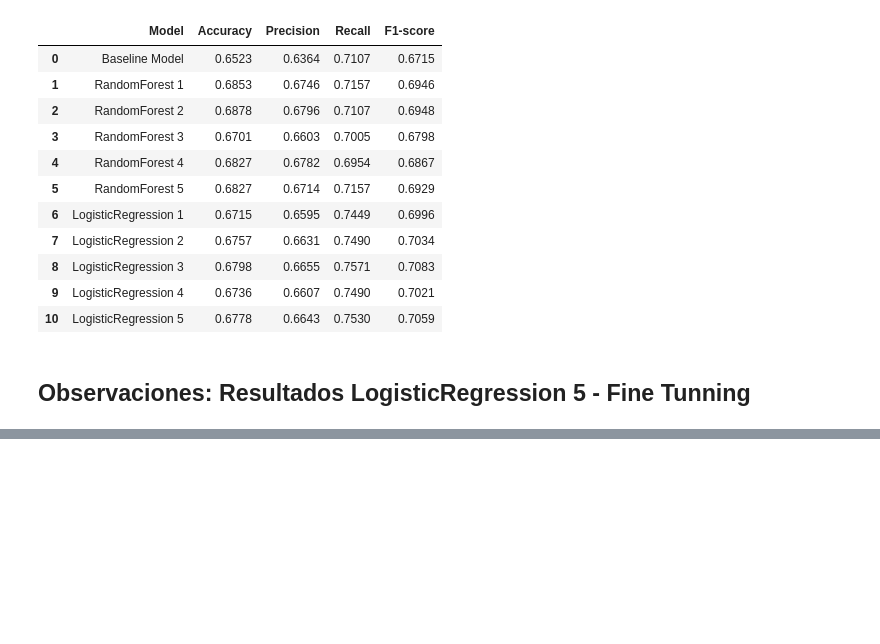
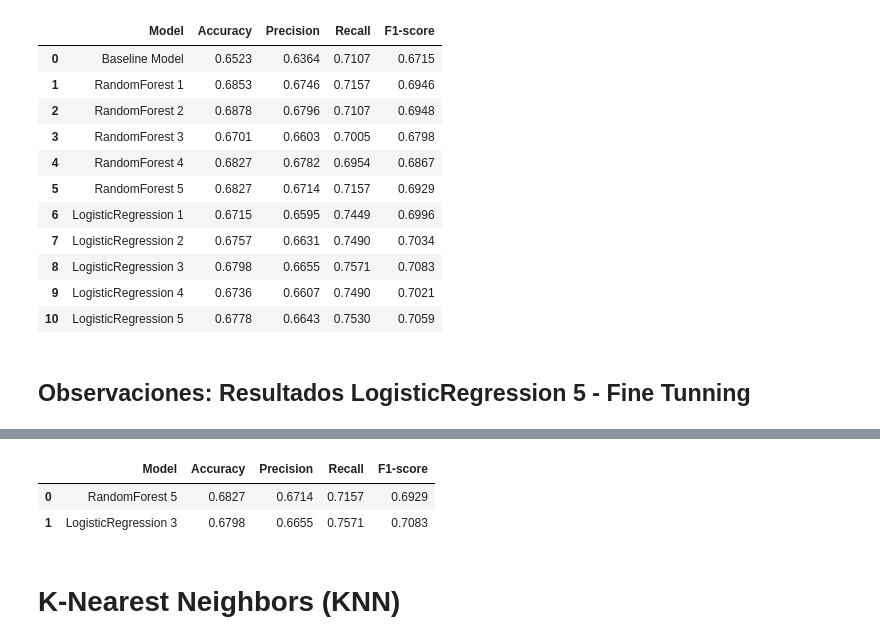
Before and after one commit to ignaciomajo/proyecto_TelecomX_ML, a Jupyter notebook: proyecto_telecomX_parte_2.ipynb, the cells around one changed output, grey strips where cells are left out. Drawn from its saved outputs; the diff is of its cells as text; code cells hidden in the pictures; blank space fills up the shorter version.

```diff
--- a/proyecto_telecomX_parte_2.ipynb
+++ b/proyecto_telecomX_parte_2.ipynb
@@ -1466,0 +1483,12 @@ KNN
+# %%
+best_models = []
+best_models.append(modelo_5_results)
+best_models.append(lr_3_results)
+
+pd.DataFrame(best_models)
+# %% [output]
+|  | Model | Accuracy | Precision | Recall | F1-score |
+| 0 | RandomForest 5 | 0.6827 | 0.6714 | 0.7157 | 0.6929 |
+| 1 | LogisticRegression 3 | 0.6798 | 0.6655 | 0.7571 | 0.7083 |
+# %% [markdown]
+# K-Nearest Neighbors (KNN)
```
Also changed, not shown: parts of 33 cells of this notebook, 1 other file.
